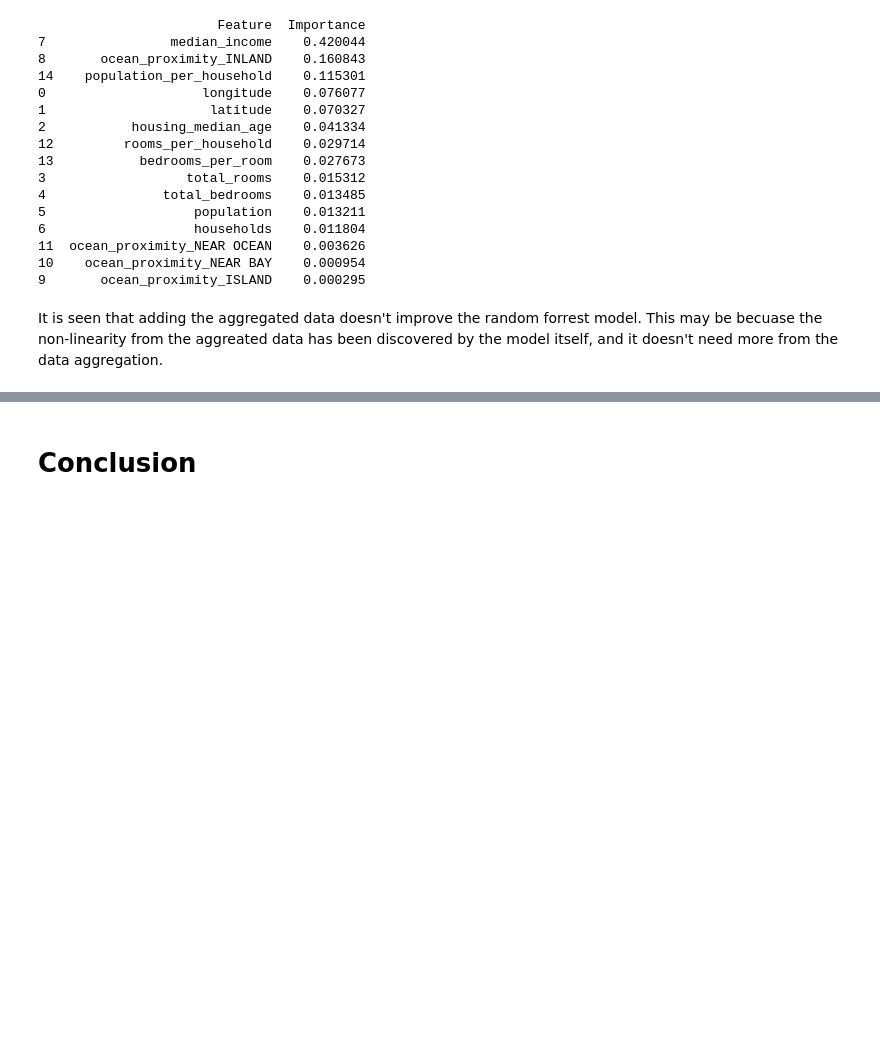
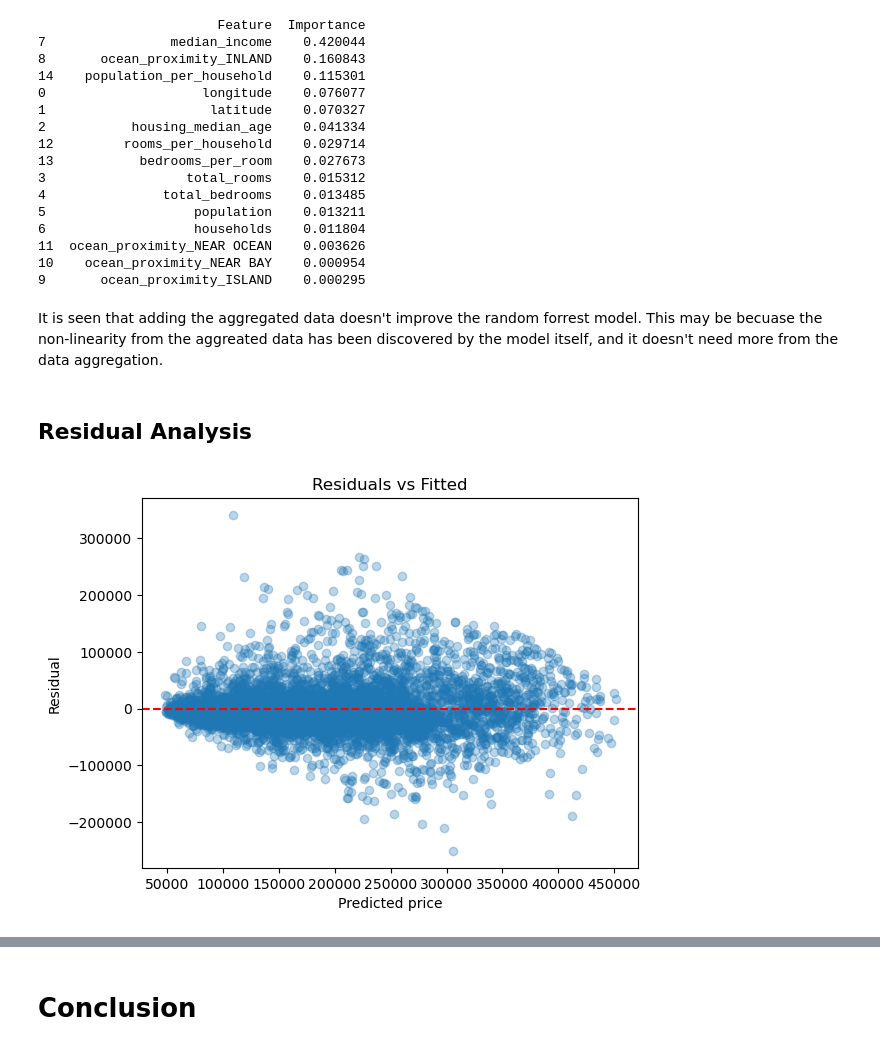
Before and after one commit to natwonglakhon/House_price_modelling, a Jupyter notebook: California_Housing.ipynb, the cells around one changed output, grey strips where cells are left out. Drawn from its saved outputs; the diff is of its cells as text; code cells hidden in the pictures; blank space fills up the shorter version.

```diff
--- a/California_Housing.ipynb
+++ b/California_Housing.ipynb
@@ -566,3 +566,17 @@ print(importance_df)
 9       ocean_proximity_ISLAND    0.000295
 # %% [markdown]
 It is seen that adding the aggregated data doesn't improve the random forrest model. This may be becuase the non-linearity from the aggreated data has been discovered by the model itself, and it doesn't need more from the data aggregation.
+# %% [markdown]
+## Residual Analysis
+# %%
+residuals = y_test - y_pred_tuned
+
+plt.scatter(y_pred_tuned, residuals, alpha=0.3)
+plt.axhline(0, color='red', linestyle='--')
+plt.xlabel("Predicted price")
+plt.ylabel("Residual")
+plt.title("Residuals vs Fitted")
+plt.savefig("images/residuals_vs_fitted.png", dpi=150)
+plt.show()
+# %% [output]
+[figure, added]
```
Also changed, not shown: parts of 5 cells of this notebook.
